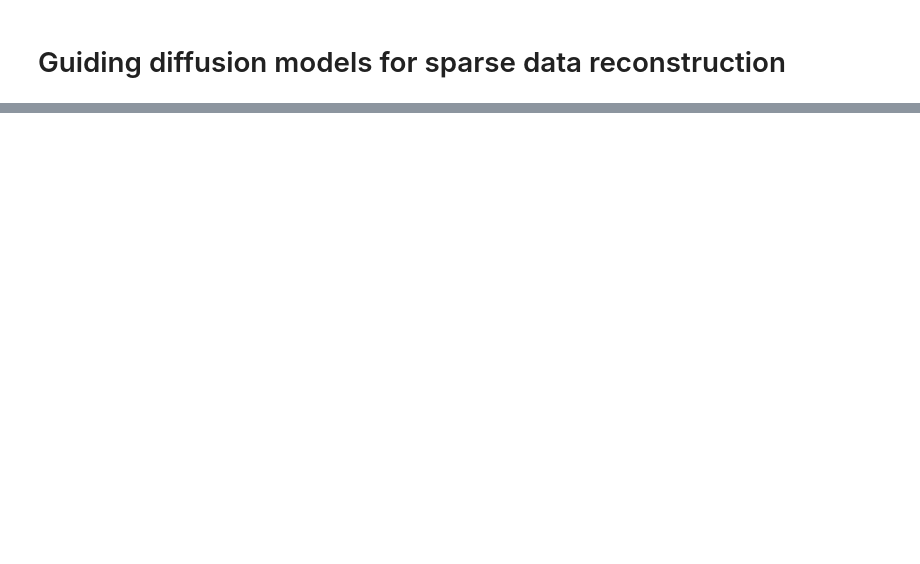
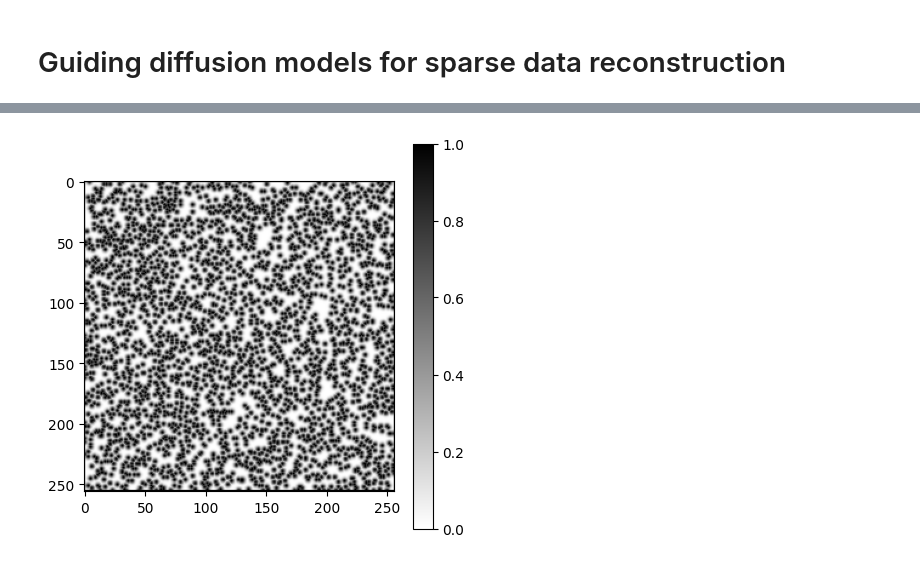
Before and after one commit to ojasvanema/guiding-diffusion-models-sparse-reconstruction, a Jupyter notebook: examples.ipynb, the cells around one changed output, grey strips where cells are left out. Saved outputs shown, nothing was run; the diff lists cells and outputs as text; code cells hidden in the pictures; blank space fills up the shorter version.

```diff
--- a/examples.ipynb
+++ b/examples.ipynb
@@ -31,0 +73,6 @@ model.to(device);
+# %%
+gaussian_masks = gen_gaussian_masks(sparse_ids, sig).to(device)
+
+plot_field(gaussian_masks[0, 0], cmap="gist_yarg", vmin=0, vmax=1, colorbar=True)
+# %% [output]
+[figure, added]
```
Also changed, not shown: parts of 10 cells of this notebook, 4 other files.
